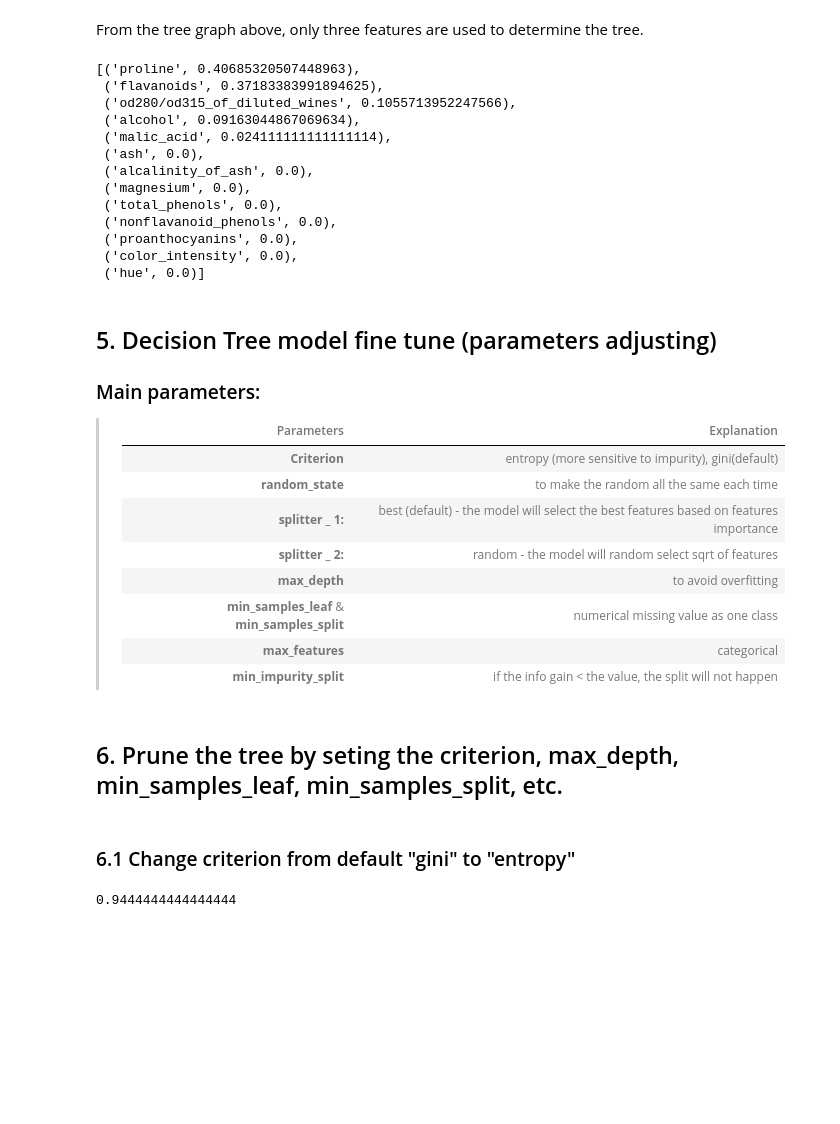
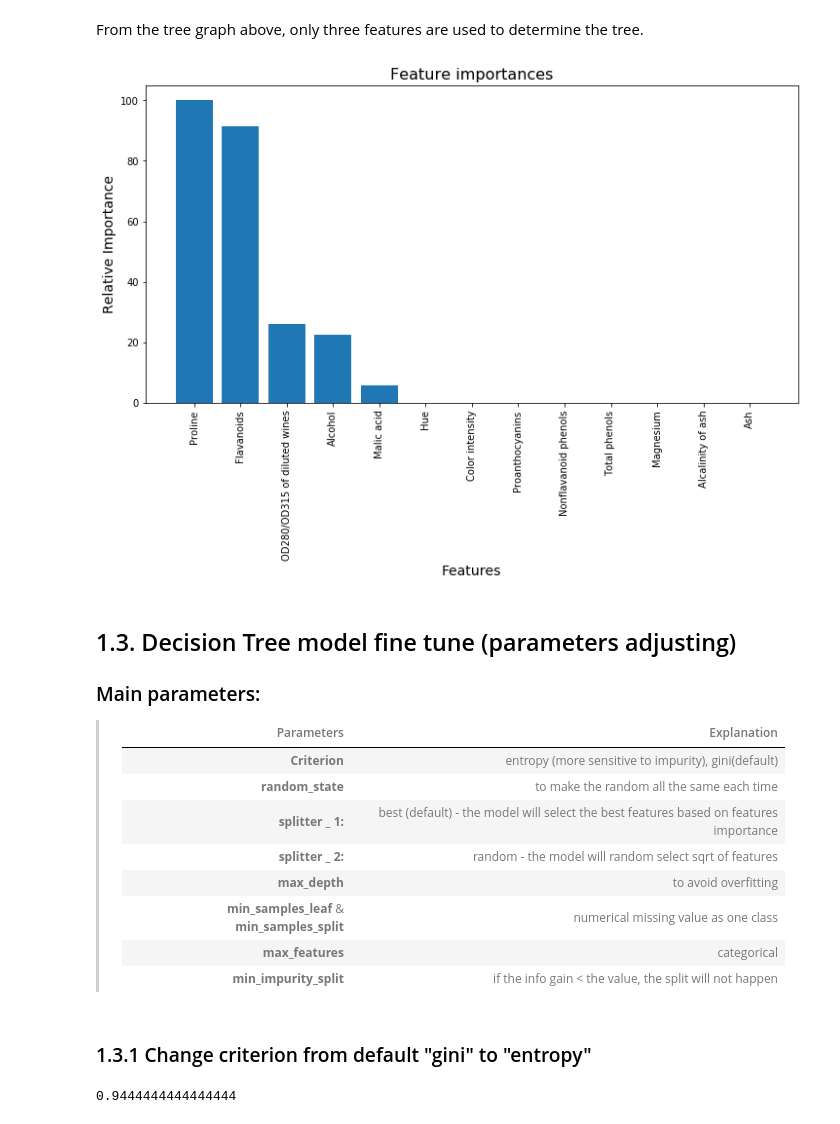
Before and after one commit to xslittlemaggie/Deep-Learning-Machine-Learning-Projects, a Jupyter notebook: Wine_DecisionTree_RandomForest.ipynb, the cells around one changed output. Cells and saved outputs as stored; diff of their text form; code cells hidden in the pictures; blank space fills up the shorter version.

```diff
--- a/Wine_DecisionTree_RandomForest.ipynb
+++ b/Wine_DecisionTree_RandomForest.ipynb
@@ -86,26 +101,26 @@ graph
 [drawing not drawn]
 # %% [markdown]
 From the tree graph above, only three features are used to determine the tree.
-# %%
-feature_importance = [*zip(feature_names, clf.feature_importances_)]
-sorted_feature_importance = sorted(feature_importance, key = lambda x: x[1], reverse = True)
-sorted_feature_importance
-# %% [output]
-[('proline', 0.40685320507448963),
- ('flavanoids', 0.37183383991894625),
- ('od280/od315_of_diluted_wines', 0.1055713952247566),
- ('alcohol', 0.09163044867069634),
- ('malic_acid', 0.024111111111111114),
- ('ash', 0.0),
- ('alcalinity_of_ash', 0.0),
- ('magnesium', 0.0),
- ('total_phenols', 0.0),
- ('nonflavanoid_phenols', 0.0),
- ('proanthocyanins', 0.0),
- ('color_intensity', 0.0),
- ('hue', 0.0)]
+# %%
+def plot_feature_importances(feature_importance, title, feature_names):
+  feature_importance = 100 * (feature_importance / max(feature_importance))
+  index_sorted = np.flipud(np.argsort(feature_importance))
+  pos = np.arange(index_sorted.shape[0]) + 0.8
+  plt.figure(figsize=(12,6))
+  plt.bar(pos, feature_importance[index_sorted], align = 'center')
+  plt.title('Feature importances', size = 16)
+  plt.xticks(pos, np.array(feature_names)[index_sorted])
+  plt.xticks(rotation=90)
+  plt.ylabel('Relative Importance', size = 14)
+  plt.xlabel('Features', size = 14)
+  plt.show()
+
+feature_importance = clf.feature_importances_
+plot_feature_importances(feature_importance, 'Feature importances', wine_df.columns)
+# %% [output]
+[figure, added]
 # %% [markdown]
-## 5. Decision Tree model fine tune (parameters adjusting)
+## 1.3. Decision Tree model fine tune (parameters adjusting)
 
 ### Main parameters:
 >Parameters | Explanation
@@ -118,10 +133,8 @@ sorted_feature_importance
 >**min_samples_leaf** & **min_samples_split** | numerical missing value as one class
 >**max_features** | categorical
 >**min_impurity_split** | if the info gain < the value, the split will not happen
-# %% [markdown]
-## 6. Prune the tree by seting the criterion, max_depth, min_samples_leaf, min_samples_split, etc.
 # %% [markdown]
-### 6.1 Change criterion from default "gini" to "entropy"
+### 1.3.1 Change criterion from default "gini" to "entropy"
 # %%
 clf = DecisionTreeClassifier(criterion = "entropy", random_state = 30)
 clf.fit(x_train, y_train)
```
Also changed, not shown: parts of 47 cells of this notebook.
